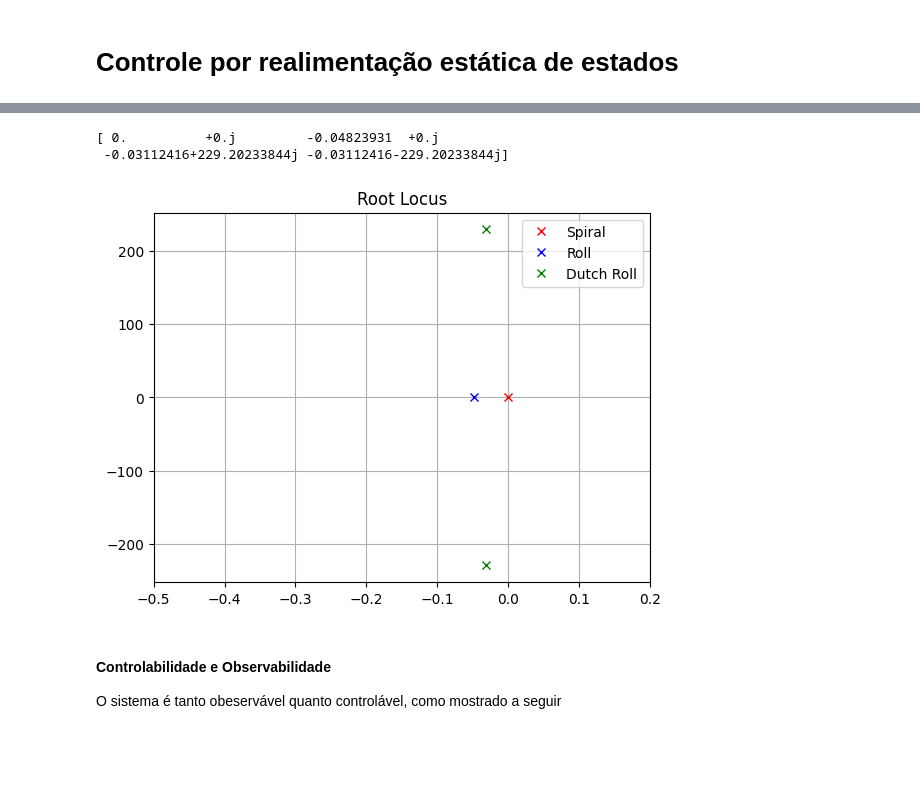
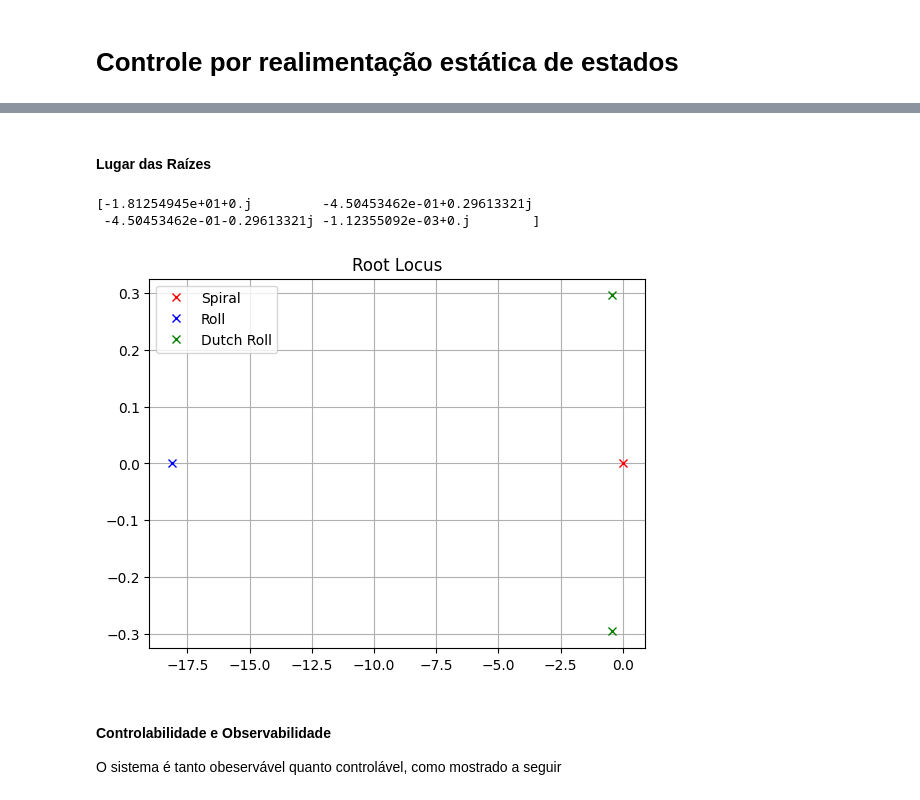
Before and after one commit to Widmark-Kaue/aircraft-control, a Jupyter notebook: bussines_jet.ipynb, the cells around one changed output, grey strips where cells are left out. Cells and saved outputs as stored; diff of their text form; code cells hidden in the pictures; blank space fills up the shorter version.

Commit message:
feat: add dutch roll control analysis

```diff
--- a/bussines_jet.ipynb
+++ b/bussines_jet.ipynb
@@ -314,0 +290,30 @@ B = [[ 0.          0.01690503]
+# %%
+C = np.array([1,0,0,0])
+# C = np.diag(np.ones(4))
+D = np.zeros((1,1))
+B_mod = np.reshape(B[:,0].copy(), (4,1))
+
+# Sistema por State-space
+sys_lat_dir = cm.ss(A,B_mod, C, D)
+# sys_lat_dir = cm.ss(A,B, C, D)
+print(f'Sys = {sys_lat_dir}')
+
+#Resposta ao Degrau
+yout, t = cm.step(sys_lat_dir)
+info = cm.stepinfo(sys_lat_dir)
+ssvalue = np.rad2deg(info['SteadyStateValue'])
+plt.plot(t, np.rad2deg(yout), label =  'Sem controle')
+plt.axhline(y = ssvalue, color = 'k', linestyle = '--',
+            label = labels.substitute(
+                var = r"$\beta_f$",
+                beta = np.round(ssvalue,2),
+                unidade = '°'
+            )
+            )
+
+# plt.xlim([-50,3000])
+plt.ylabel(r'$\beta$ [deg]')
+
+plt.legend()
+plt.grid()
+plt.show()
@@ -315,23 +340,25 @@ B = [[ 0.          0.01690503]
+# %% [markdown]
+#### Lugar das Raízes
 # %%
 poles = cm.poles(sys_lat_dir)
 print(poles)
 
-plt.plot(poles[0].real, poles[0].imag,'rx', label = 'Spiral')
-plt.plot(poles[1].real, poles[1].imag,'bx', label = 'Roll')
-plt.plot(poles[2:].real, poles[2:].imag,'gx', label = 'Dutch Roll')
+plt.plot(poles[3].real, poles[3].imag,'rx', label = 'Spiral')
+plt.plot(poles[0].real, poles[0].imag,'bx', label = 'Roll')
+plt.plot(poles[1:3].real, poles[1:3].imag,'gx', label = 'Dutch Roll')
 
 plt.title('Root Locus')
 
-plt.xlim([-0.5, 0.2])
+# plt.xlim([-0.5, 0.2])
 # plt.ylim([-400, 400])
 
 plt.legend()
 plt.grid()
 plt.show()
 # %% [output]
-[ 0.          +0.j         -0.04823931  +0.j
- -0.03112416+229.20233844j -0.03112416-229.20233844j]
+[-1.81254945e+01+0.j         -4.50453462e-01+0.29613321j
+ -4.50453462e-01-0.29613321j -1.12355092e-03+0.j        ]
-[figure, old version]
+[figure, new version]
 # %% [markdown]
 #### Controlabilidade e Observabilidade
 
```
Also changed, not shown: parts of 16 cells of this notebook.
